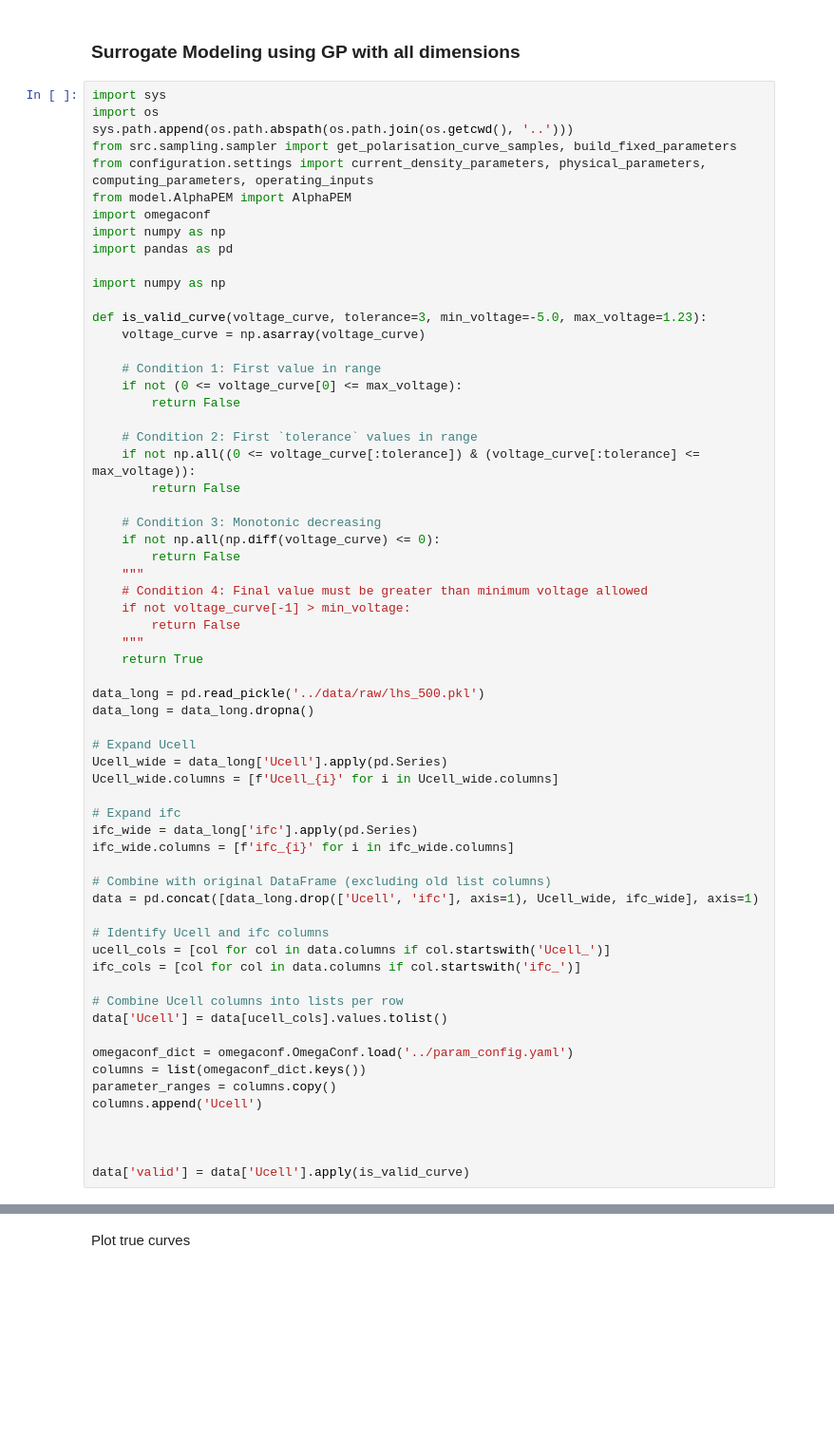
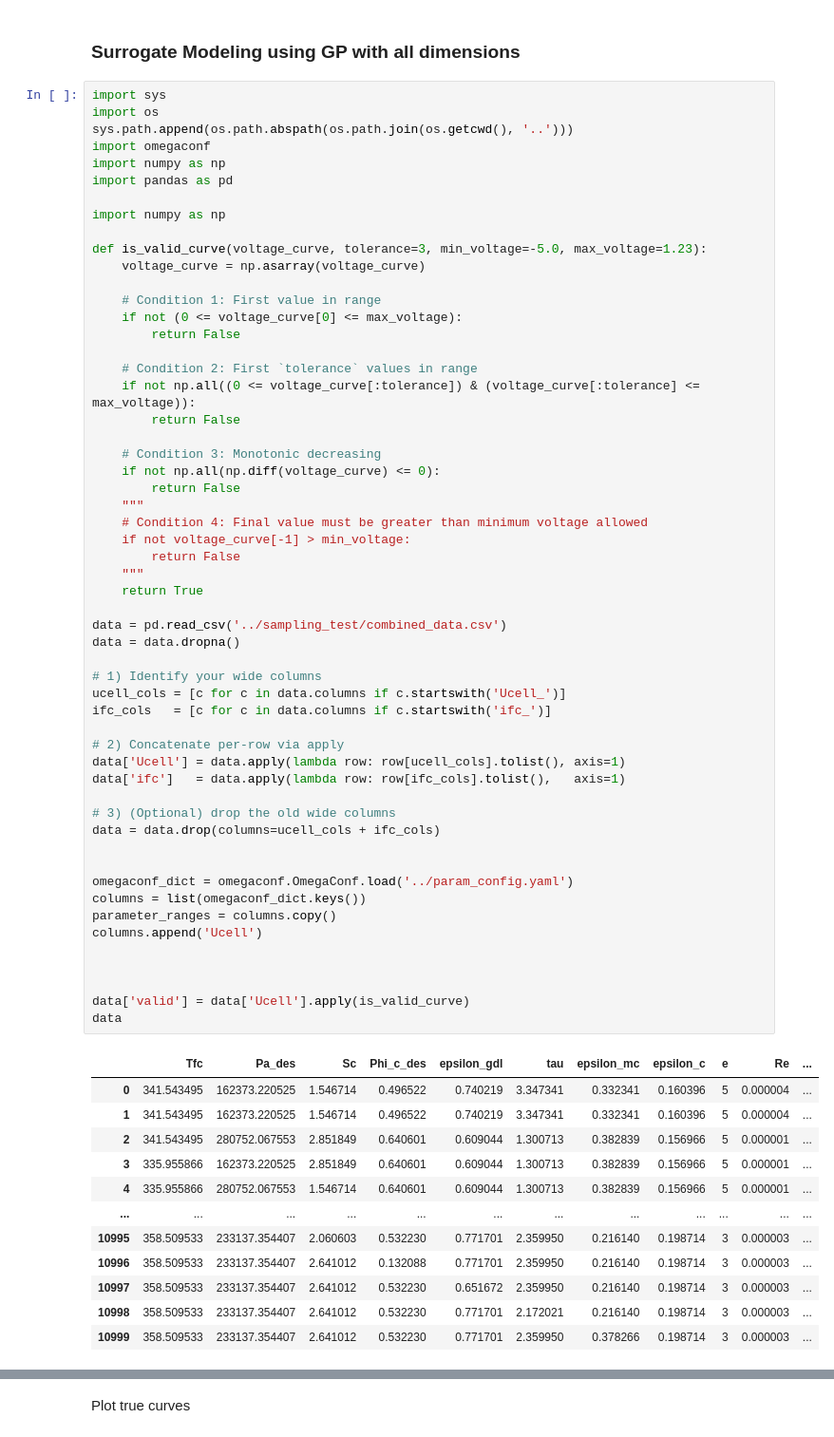
Before and after one commit to DejvisT/Sensitivity-Analysis-and-Surrogate-Modeling-of-PEM-Fuel-Cells, a Jupyter notebook: notebooks/95_GP_surrogate_models.ipynb, the cells around one changed output, grey strips where cells are left out. Shown at 95% size. Drawn from its saved outputs; the diff is of its cells as text; blank space fills up the shorter version.

```diff
--- a/notebooks/95_GP_surrogate_models.ipynb
+++ b/notebooks/95_GP_surrogate_models.ipynb
@@ -4,9 +4,6 @@
 import sys
 import os
 sys.path.append(os.path.abspath(os.path.join(os.getcwd(), '..')))
-from src.sampling.sampler import get_polarisation_curve_samples, build_fixed_parameters
-from configuration.settings import current_density_parameters, physical_parameters, computing_parameters, operating_inputs
-from model.AlphaPEM import AlphaPEM
 import omegaconf
 import numpy as np
 import pandas as pd
@@ -20,46 +17,54 @@ def is_valid_curve(voltage_curve, tolerance=3, min_voltage=-5.0, max_voltage=1.2
     if not (0 <= voltage_curve[0] <= max_voltage):
         return False
 
     # Condition 2: First `tolerance` values in range
     if not np.all((0 <= voltage_curve[:tolerance]) & (voltage_curve[:tolerance] <= max_voltage)):
         return False
 
     # Condition 3: Monotonic decreasing
     if not np.all(np.diff(voltage_curve) <= 0):
         return False
     """
     # Condition 4: Final value must be greater than minimum voltage allowed
     if not voltage_curve[-1] > min_voltage:
         return False
     """
     return True
 
-data_long = pd.read_pickle('../data/raw/lhs_500.pkl')
-data_long = data_long.dropna()
+data = pd.read_csv('../sampling_test/combined_data.csv')
+data = data.dropna()
 
-# Expand Ucell
-Ucell_wide = data_long['Ucell'].apply(pd.Series)
-Ucell_wide.columns = [f'Ucell_{i}' for i in Ucell_wide.columns]
+# 1) Identify your wide columns
+ucell_cols = [c for c in data.columns if c.startswith('Ucell_')]
+ifc_cols   = [c for c in data.columns if c.startswith('ifc_')]
 
-# Expand ifc
-ifc_wide = data_long['ifc'].apply(pd.Series)
-ifc_wide.columns = [f'ifc_{i}' for i in ifc_wide.columns]
+# 2) Concatenate per-row via apply
+data['Ucell'] = data.apply(lambda row: row[ucell_cols].tolist(), axis=1)
+data['ifc']   = data.apply(lambda row: row[ifc_cols].tolist(),   axis=1)
 
-# Combine with original DataFrame (excluding old list columns)
-data = pd.concat([data_long.drop(['Ucell', 'ifc'], axis=1), Ucell_wide, ifc_wide], axis=1)
+# 3) (Optional) drop the old wide columns
+data = data.drop(columns=ucell_cols + ifc_cols)
 
-# Identify Ucell and ifc columns
-ucell_cols = [col for col in data.columns if col.startswith('Ucell_')]
-ifc_cols = [col for col in data.columns if col.startswith('ifc_')]
-
-# Combine Ucell columns into lists per row
-data['Ucell'] = data[ucell_cols].values.tolist()
 
 omegaconf_dict = omegaconf.OmegaConf.load('../param_config.yaml')
 columns = list(omegaconf_dict.keys())
 parameter_ranges = columns.copy()
 columns.append('Ucell')
 
 
 
 data['valid'] = data['Ucell'].apply(is_valid_curve)
+data
+# %% [output]
+|  | Tfc | Pa_des | Sc | Phi_c_des | epsilon_gdl | tau | epsilon_mc | epsilon_c | e | Re | ... |
+| 0 | 341.543495 | 162373.220525 | 1.546714 | 0.496522 | 0.740219 | 3.347341 | 0.332341 | 0.160396 | 5 | 0.000004 | ... |
+| 1 | 341.543495 | 162373.220525 | 1.546714 | 0.496522 | 0.740219 | 3.347341 | 0.332341 | 0.160396 | 5 | 0.000004 | ... |
+| 2 | 341.543495 | 280752.067553 | 2.851849 | 0.640601 | 0.609044 | 1.300713 | 0.382839 | 0.156966 | 5 | 0.000001 | ... |
+| 3 | 335.955866 | 162373.220525 | 2.851849 | 0.640601 | 0.609044 | 1.300713 | 0.382839 | 0.156966 | 5 | 0.000001 | ... |
+| 4 | 335.955866 | 280752.067553 | 1.546714 | 0.640601 | 0.609044 | 1.300713 | 0.382839 | 0.156966 | 5 | 0.000001 | ... |
+| ... | ... | ... | ... | ... | ... | ... | ... | ... | ... | ... | ... |
+| 10995 | 358.509533 | 233137.354407 | 2.060603 | 0.532230 | 0.771701 | 2.359950 | 0.216140 | 0.198714 | 3 | 0.000003 | ... |
+| 10996 | 358.509533 | 233137.354407 | 2.641012 | 0.132088 | 0.771701 | 2.359950 | 0.216140 | 0.198714 | 3 | 0.000003 | ... |
+| 10997 | 358.509533 | 233137.354407 | 2.641012 | 0.532230 | 0.651672 | 2.359950 | 0.216140 | 0.198714 | 3 | 0.000003 | ... |
+| 10998 | 358.509533 | 233137.354407 | 2.641012 | 0.532230 | 0.771701 | 2.172021 | 0.216140 | 0.198714 | 3 | 0.000003 | ... |
+| 10999 | 358.509533 | 233137.354407 | 2.641012 | 0.532230 | 0.771701 | 2.359950 | 0.378266 | 0.198714 | 3 | 0.000003 | ... |
```
Also changed, not shown: parts of 7 cells of this notebook.
